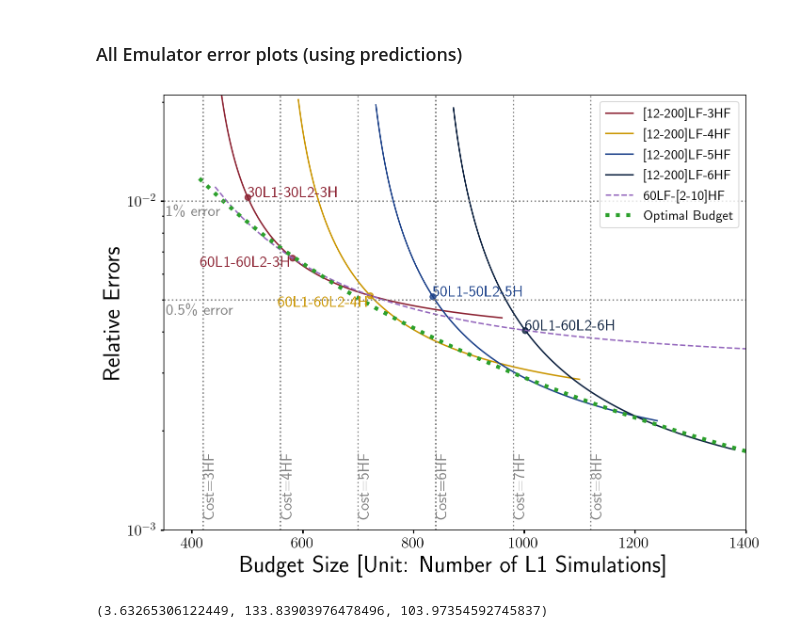
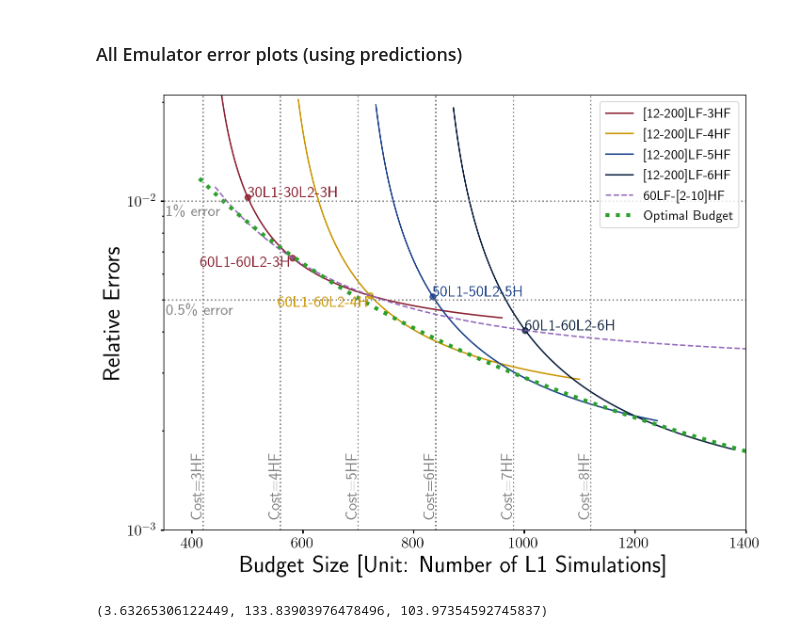
Before and after one commit to jibanCat/matter_emu_mfbox, a Jupyter notebook: notebooks/Infer dGMGP Emulation errors using LF and HF points.ipynb, the cells around one changed output. Cells and saved outputs as stored; diff of their text form; code cells hidden in the pictures.

```diff
--- a/notebooks/Infer dGMGP Emulation errors using LF and HF points.ipynb
+++ b/notebooks/Infer dGMGP Emulation errors using LF and HF points.ipynb
@@ -852,40 +857,40 @@ ax.vlines(
 # string names
 for i,_vx in enumerate(_vlost):
     ax.text(
-        _vx,
+        _vx - 22,
         ymin*1.1,
         "Cost={}HF".format(i + 3),
         color="gray",
         rotation="vertical",
         )
 ## horizontal lines ##
 _hlost = [1e-2, 5e-3]
 xmin, xmax = 350, 1400
 ax.hlines(
     _hlost,
     xmin, xmax,
     color="gray",
     ls="dotted",
     )
 # string names
 for s,_vy in zip(["1\%", "0.5\%"], _hlost):
     ax.text(
         xmin * 1.01,
         _vy*0.9,
         r"{} error".format(s),
         color="gray",
         )
 
 ax.set_xlim(xmin, xmax)
 ax.set_ylim(ymin, ymax)
 ax.legend(loc="upper right", fontsize=14)
 
 plt.xlabel("Budget Size [Unit: Number of L1 Simulations]")
 plt.ylabel("Relative Errors")
 
 fig.savefig("../../../Latex/mf_boxsize_paper/images/budget_all_predicted_costs_dgmgp.pdf", bbox_inches='tight', pad_inches=0.075)
 # %% [output]
-[figure, old version]
+[figure, new version]
 # %%
 i = 10
 _n_hf[i], _n_l1[i], _n_l2[i]
```
Also changed, not shown: parts of 1 cell of this notebook.
